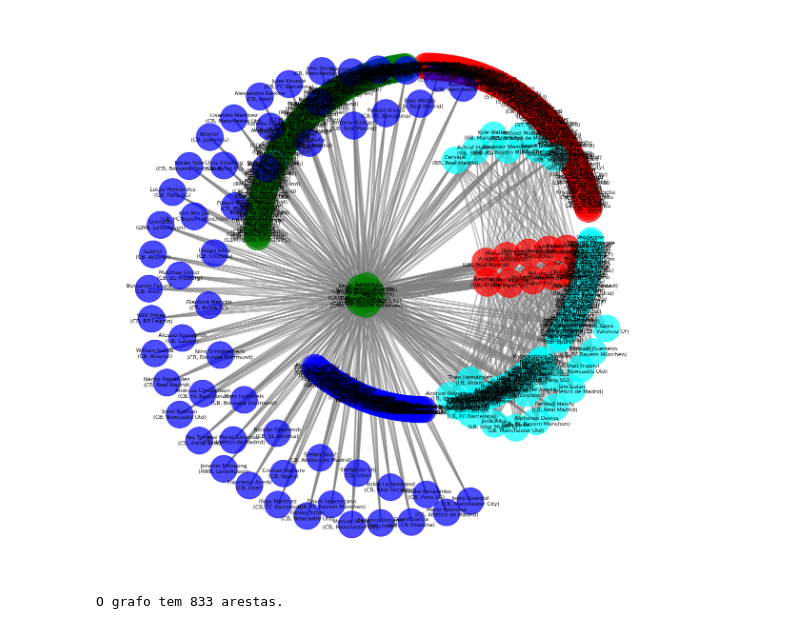
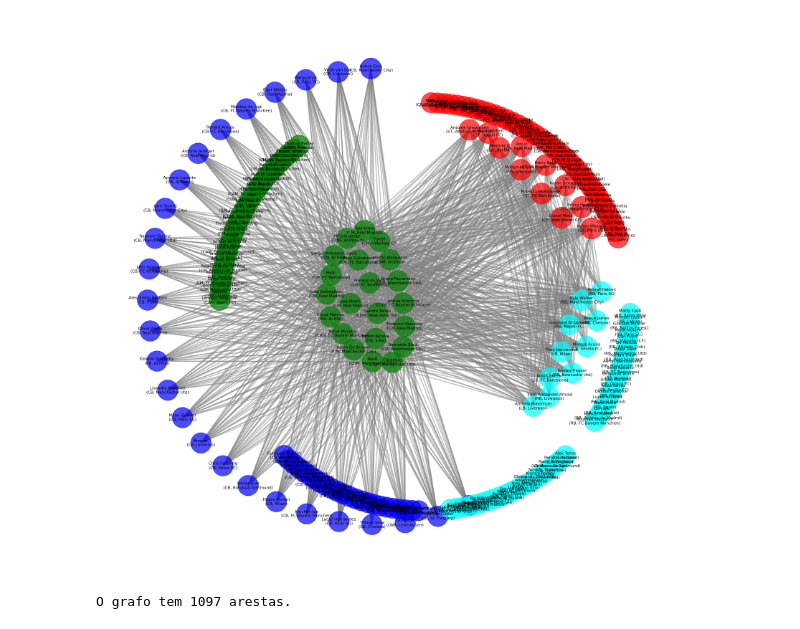
Before and after one commit to celzin/Mapeando-Rendimento-no-Futebol-Virtual, a Jupyter notebook: teste_grafo.ipynb, the cells around one changed output. Cells and saved outputs as stored; diff of their text form; code cells hidden in the pictures.

```diff
--- a/teste_grafo.ipynb
+++ b/teste_grafo.ipynb
@@ -20,9 +20,9 @@ for index, row in players_data.iterrows():
 # Categorias e seus respectivos thresholds
 thresholds = {
     'Atacantes': 88,
-    'Meias': 88,
-    'Zagueiros': 82,
-    'Laterais': 82
+    'Meias': 86,
+    'Zagueiros': 84,
+    'Laterais': 84
 }
 
 # Política de conexões baseada na lógica tática
@@ -54,36 +54,36 @@ for player1 in G.nodes():
 # Mapeando cada posição para uma cor
 position_colors = {
     'Atacantes': 'red',
     'Meias': 'green',
     'Zagueiros': 'blue',
     'Laterais': 'cyan'  # Alterei para ciano para melhor contraste
 }
 
 # Aplicando as cores de posição aos nós
 node_colors = [position_colors[position_to_category[G.nodes[node]['position']]] for node in G]
 
 # Configuração para a visualização do grafo
-plt.figure(figsize=(15, 15))
+plt.figure(figsize=(20, 20))
 pos = nx.kamada_kawai_layout(G)
 
 # Desenhando os nós e arestas
 nx.draw_networkx_edges(G, pos, width=2, alpha=0.5, edge_color='grey')
 node_sizes = [G.nodes[node]['overall'] * 20 for node in G.nodes()]  # Ajustando o tamanho dos nós
 nx.draw_networkx_nodes(G, pos, node_size=node_sizes, node_color=node_colors, alpha=0.7)
 
 # Desenhando os rótulos (nome e clube)
 labels = {node: f"{node}\n({G.nodes[node]['position']}, {G.nodes[node]['club']})" for node in G.nodes()}
 nx.draw_networkx_labels(G, pos, labels=labels, font_size=8, font_color='black', verticalalignment='center')
 
 # plt.title("Grafo de Interações entre Jogadores por Posição", size=35)
 plt.axis('off')
 plt.show()
 
 # Verifique se as arestas foram criadas
 print(f"O grafo tem {G.number_of_edges()} arestas.")
 # %% [output]
-[figure, old version]
+[figure, new version]
-O grafo tem 833 arestas.
+O grafo tem 1097 arestas.
 # %%
 import matplotlib.pyplot as plt
 import networkx as nx
```
Also changed, not shown: parts of 1 cell of this notebook, 2 other files.
